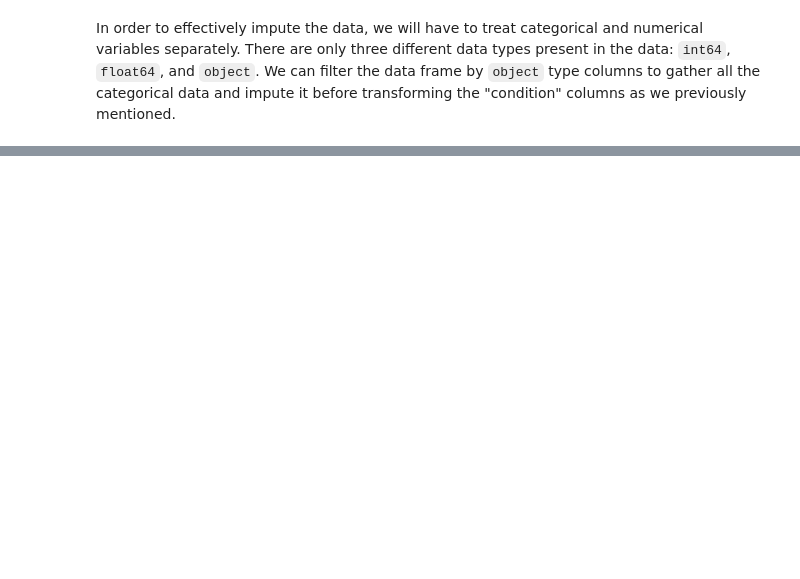
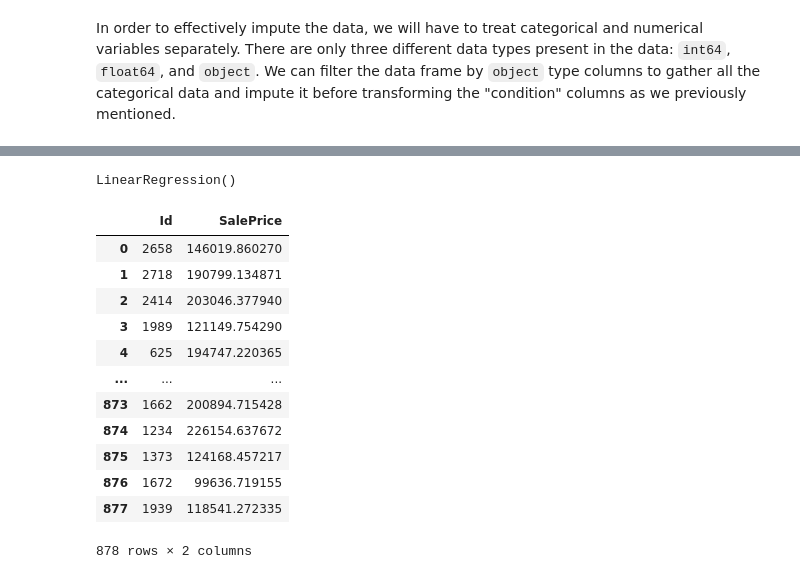
Before and after one commit to dmehta94/project-2-ames-housing-prediction, a Jupyter notebook: code/Project-2-Deval.ipynb, the cells around one changed output, grey strips where cells are left out. Drawn from its saved outputs; the diff is of its cells as text; code cells hidden in the pictures; blank space fills up the shorter version.

```diff
--- a/code/Project-2-Deval.ipynb
+++ b/code/Project-2-Deval.ipynb
@@ -333,0 +502,4 @@ ames_training.head()
+# %%
+ames_training.dropna(subset = still_null_corr_columns, inplace = True)
+# %%
+ames_validation.replace(np.nan, 0, inplace = True)
@@ -333,0 +513,43 @@ ames_training.head()
+# %%
+# Specify X and y
+X = ames_training[['Overall Qual', 'Gr Liv Area', 'Garage Area', 'Garage Cars',
+                   'Total Bsmt SF', '1st Flr SF', 'Year Built', 'Year Remod/Add',
+                   'Full Bath', 'Garage Yr Blt', 'Mas Vnr Area', 'TotRms AbvGrd',
+                   'Fireplaces', 'BsmtFin SF 1']]
+y = ames_training['SalePrice']
+
+# Instantiate our linear regression model
+mlr_basic = LinearRegression()
+
+# Train-test split the data
+X_train, X_test, y_train, y_test = train_test_split(X, y)
+
+# Fit the model
+mlr_basic.fit(X_train, y_train)
+# %% [output]
+LinearRegression()
+# %%
+# Predict using model
+preds = mlr_basic.predict(ames_validation[['Overall Qual', 'Gr Liv Area', 'Garage Area', 'Garage Cars',
+                   'Total Bsmt SF', '1st Flr SF', 'Year Built', 'Year Remod/Add',
+                   'Full Bath', 'Garage Yr Blt', 'Mas Vnr Area', 'TotRms AbvGrd',
+                   'Fireplaces', 'BsmtFin SF 1']])
+
+predictions = ames_validation.copy()
+predictions['SalePrice'] = preds
+predictions = predictions[['Id', 'SalePrice']]
+predictions
+# %% [output]
+|  | Id | SalePrice |
+| 0 | 2658 | 146019.860270 |
+| 1 | 2718 | 190799.134871 |
+| 2 | 2414 | 203046.377940 |
+| 3 | 1989 | 121149.754290 |
+| 4 | 625 | 194747.220365 |
+| ... | ... | ... |
+| 873 | 1662 | 200894.715428 |
+| 874 | 1234 | 226154.637672 |
+| 875 | 1373 | 124168.457217 |
+| 876 | 1672 | 99636.719155 |
+| 877 | 1939 | 118541.272335 |
+878 rows × 2 columns
```
Also changed, not shown: parts of 25 cells of this notebook, 1 other file.
